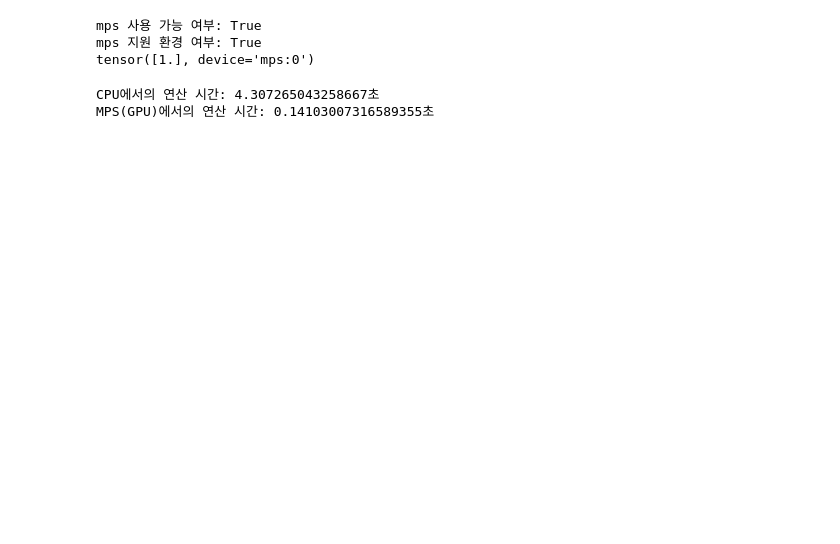
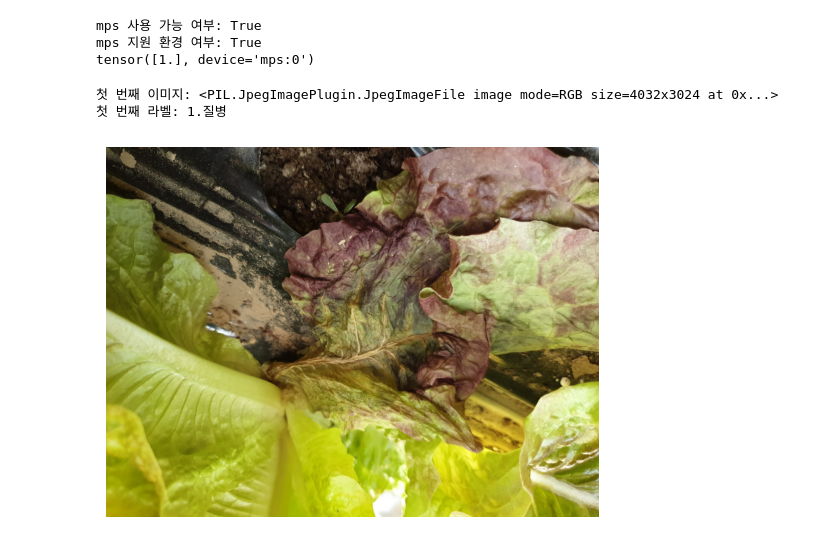
Before and after one commit to leeyeonju02/smart_plant_ai, a Jupyter notebook: notebook.ipynb, the cells around one changed output. Saved outputs shown, nothing was run; the diff lists cells and outputs as text; code cells hidden in the pictures; blank space fills up the shorter version.

Commit message:
이미지와 라벨을 로더 CustomDataset 생성

```diff
--- a/notebook.ipynb
+++ b/notebook.ipynb
@@ -14,26 +14,3 @@ else:
 mps 사용 가능 여부: True
 mps 지원 환경 여부: True
 tensor([1.], device='mps:0')
-# %%
-import torch
-import time
-
-# CPU에서의 연산 시간 측정
-start_cpu = time.time()
-tensor_cpu = torch.randn(10000, 10000)
-result_cpu = tensor_cpu @ tensor_cpu
-end_cpu = time.time()
-print(f"CPU에서의 연산 시간: {end_cpu - start_cpu}초")
-
-# MPS(GPU)에서의 연산 시간 측정
-if torch.backends.mps.is_available():
-    start_mps = time.time()
-    tensor_mps = torch.randn(10000, 10000, device="mps")
-    result_mps = tensor_mps @ tensor_mps
-    end_mps = time.time()
-    print(f"MPS(GPU)에서의 연산 시간: {end_mps - start_mps}초")
-else:
-    print("MPS(GPU) 사용 가능한 환경이 아닙니다.")
-# %% [output]
-CPU에서의 연산 시간: 4.307265043258667초
-MPS(GPU)에서의 연산 시간: 0.14103007316589355초
@@ -39,0 +27,44 @@ MPS(GPU)에서의 연산 시간: 0.14103007316589355초
+# %%
+# 데이터셋 클래스 정의
+class CustomDataset(torch.utils.data.Dataset):
+    def __init__(self, root_dir, transform=None):
+        self.root_dir = root_dir
+        self.transform = transform
+        self.image_paths = []
+        self.labels = []
+
+        for label in os.listdir(root_dir):
+            label_path = os.path.join(root_dir, label)
+            for image_file in os.listdir(label_path):
+                self.image_paths.append(os.path.join(label_path, image_file))
+                label_name = label.split("_")[1]  # 숫자와 점을 제외한 라벨 추출
+                self.labels.append(label_name)
+
+    def __len__(self):
+        return len(self.labels)
+
+    def __getitem__(self, idx):
+        image_path = self.image_paths[idx]
+        image = Image.open(image_path)
+        label = self.labels[idx]
+
+        if self.transform:
+            image = self.transform(image)
+
+        return image, label
+
+# 데이터셋 클래스 인스턴스화
+dataset = CustomDataset(root_dir="/Volumes/T7/상추 질병 지단/data/1.Training/원천데이터/05.상추", transform=None)
+
+# 데이터셋의 첫 번째 이미지와 라벨 출력
+image, label = dataset[3]
+print("첫 번째 이미지:", image)
+print("첫 번째 라벨:", label)
+# 이미지와 라벨 출력
+plt.imshow(image)
+plt.axis('off')
+plt.show()
+# %% [output]
+첫 번째 이미지: <PIL.JpegImagePlugin.JpegImageFile image mode=RGB size=4032x3024 at 0x...>
+첫 번째 라벨: 1.질병
+[figure, added]
```
Also changed, not shown: parts of 5 cells of this notebook, 2 other files.
